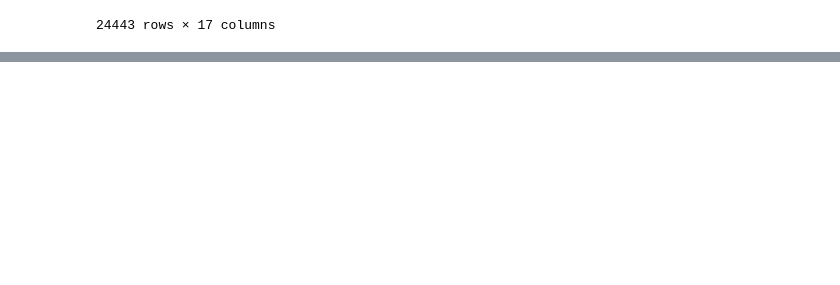
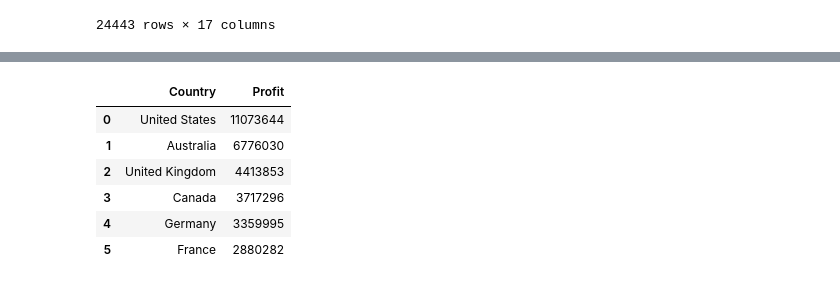
Before and after one commit to ponagr/ai_engineering_pontus_agren_grundstrom, a Jupyter notebook: code-alongs/a1_repetition/bike_sales_eda.ipynb, the cells around one changed output, grey strips where cells are left out. Saved outputs shown, nothing was run; the diff lists cells and outputs as text; code cells hidden in the pictures; blank space fills up the shorter version.

```diff
--- a/code-alongs/a1_repetition/bike_sales_eda.ipynb
+++ b/code-alongs/a1_repetition/bike_sales_eda.ipynb
@@ -32,0 +189,10 @@ df.loc["2013"]
+# %%
+df.groupby("Country")["Profit"].sum().sort_values(ascending=False).reset_index()
+# %% [output]
+|  | Country | Profit |
+| 0 | United States | 11073644 |
+| 1 | Australia | 6776030 |
+| 2 | United Kingdom | 4413853 |
+| 3 | Canada | 3717296 |
+| 4 | Germany | 3359995 |
+| 5 | France | 2880282 |
```
Also changed, not shown: parts of 15 cells of this notebook, 1 other file.
